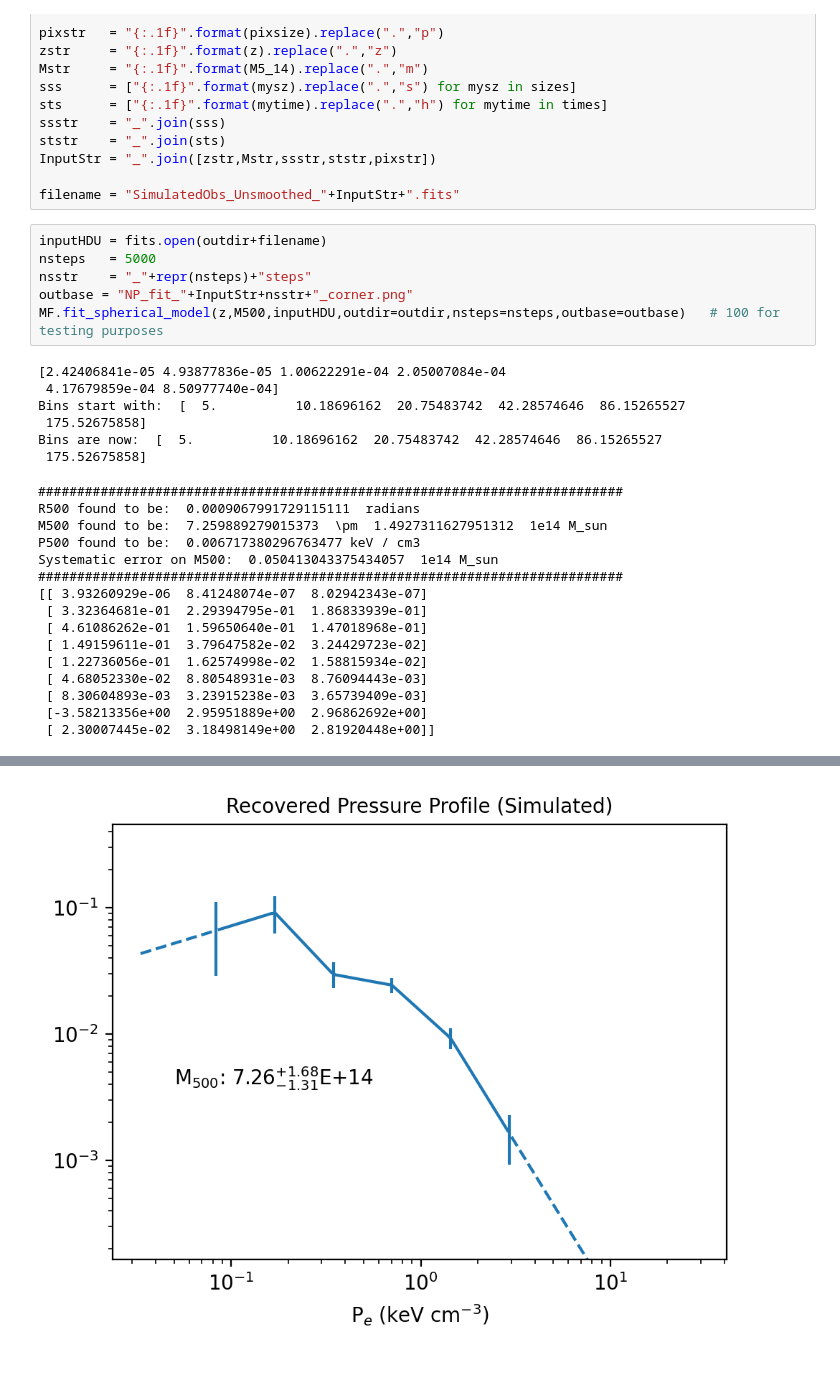
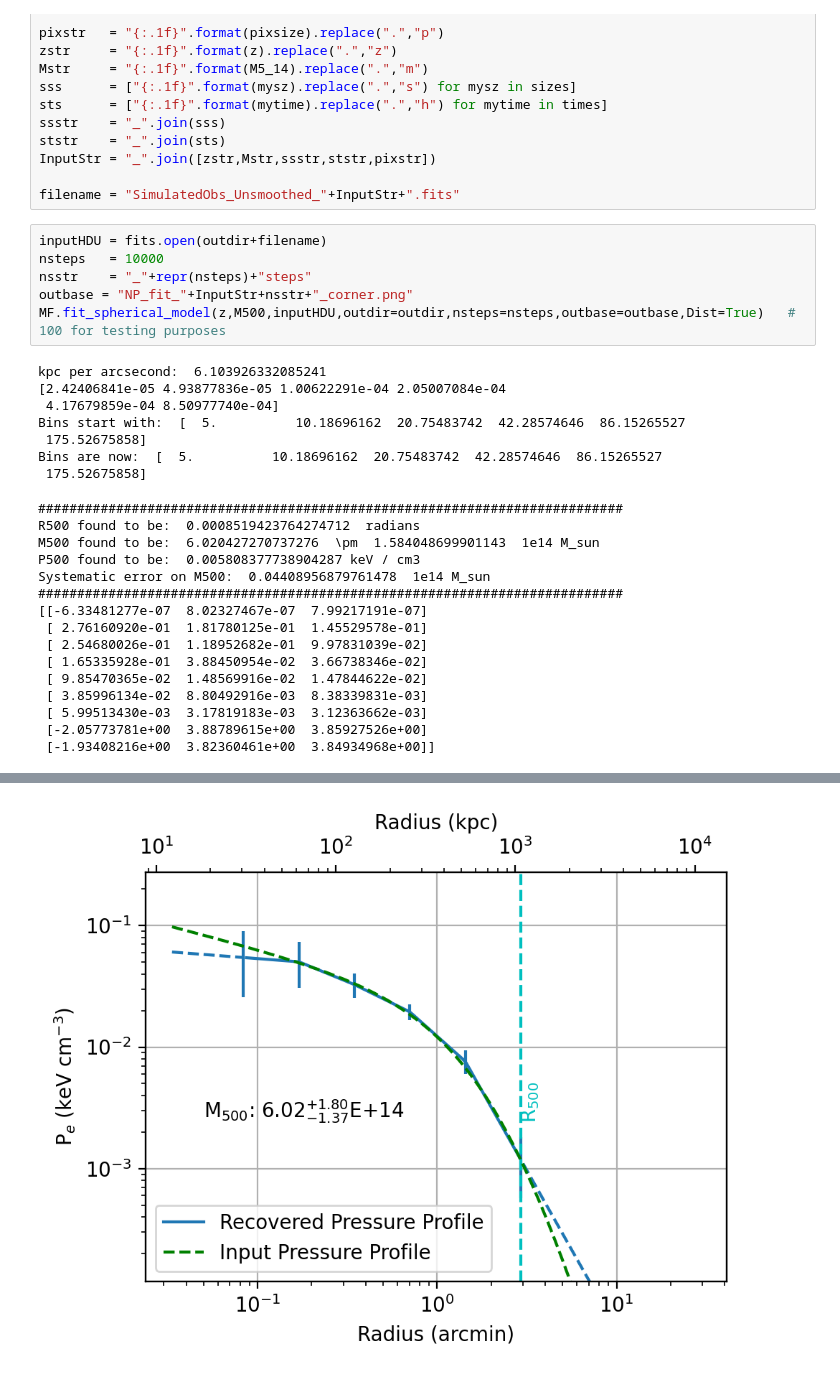
Before and after one commit to CharlesERomero/M2_TJ, a Jupyter notebook: docs/source/FitPressureProfile_LW.ipynb, the cells around one changed output, grey strips where cells are left out. Cells and saved outputs as stored; diff of their text form.

```diff
--- a/docs/source/FitPressureProfile_LW.ipynb
+++ b/docs/source/FitPressureProfile_LW.ipynb
@@ -36,11 +36,12 @@ InputStr = "_".join([zstr,Mstr,ssstr,ststr,pixstr])
 filename = "SimulatedObs_Unsmoothed_"+InputStr+".fits"
 # %%
 inputHDU = fits.open(outdir+filename)
-nsteps   = 5000
+nsteps   = 10000
 nsstr    = "_"+repr(nsteps)+"steps"
 outbase = "NP_fit_"+InputStr+nsstr+"_corner.png"
-MF.fit_spherical_model(z,M500,inputHDU,outdir=outdir,nsteps=nsteps,outbase=outbase)   # 100 for testing purposes
+MF.fit_spherical_model(z,M500,inputHDU,outdir=outdir,nsteps=nsteps,outbase=outbase,Dist=True)   # 100 for testing purposes
 # %% [output]
+kpc per arcsecond:  6.103926332085241
 [2.42406841e-05 4.93877836e-05 1.00622291e-04 2.05007084e-04
  4.17679859e-04 8.50977740e-04]
 Bins start with:  [  5.          10.18696162  20.75483742  42.28574646  86.15265527
@@ -48,17 +49,17 @@ Bins start with:  [  5.          10.18696162  20.75483742  42.28574646  86.15265
 Bins are now:  [  5.          10.18696162  20.75483742  42.28574646  86.15265527
  175.52675858]
 ###########################################################################
-R500 found to be:  0.0009067991729115111  radians
-M500 found to be:  7.259889279015373  \pm  1.4927311627951312  1e14 M_sun
-P500 found to be:  0.006717380296763477 keV / cm3
-Systematic error on M500:  0.050413043375434057  1e14 M_sun
+R500 found to be:  0.0008519423764274712  radians
+M500 found to be:  6.020427270737276  \pm  1.584048699901143  1e14 M_sun
+P500 found to be:  0.005808377738904287 keV / cm3
+Systematic error on M500:  0.04408956879761478  1e14 M_sun
 ###########################################################################
-[[ 3.93260929e-06  8.41248074e-07  8.02942343e-07]
- [ 3.32364681e-01  2.29394795e-01  1.86833939e-01]
- [ 4.61086262e-01  1.59650640e-01  1.47018968e-01]
- [ 1.49159611e-01  3.79647582e-02  3.24429723e-02]
- [ 1.22736056e-01  1.62574998e-02  1.58815934e-02]
- [ 4.68052330e-02  8.80548931e-03  8.76094443e-03]
- [ 8.30604893e-03  3.23915238e-03  3.65739409e-03]
- [-3.58213356e+00  2.95951889e+00  2.96862692e+00]
- [ 2.30007445e-02  3.18498149e+00  2.81920448e+00]]
+[[-6.33481277e-07  8.02327467e-07  7.99217191e-07]
+ [ 2.76160920e-01  1.81780125e-01  1.45529578e-01]
+ [ 2.54680026e-01  1.18952682e-01  9.97831039e-02]
+ [ 1.65335928e-01  3.88450954e-02  3.66738346e-02]
+ [ 9.85470365e-02  1.48569916e-02  1.47844622e-02]
+ [ 3.85996134e-02  8.80492916e-03  8.38339831e-03]
+ [ 5.99513430e-03  3.17819183e-03  3.12363662e-03]
+ [-2.05773781e+00  3.88789615e+00  3.85927526e+00]
+ [-1.93408216e+00  3.82360461e+00  3.84934968e+00]]
@@ -66 +67 @@ Systematic error on M500:  0.050413043375434057  1e14 M_sun
-[figure, old version]
+[figure, new version]
```
Also changed, not shown: parts of 1 cell of this notebook, 8 other files.
